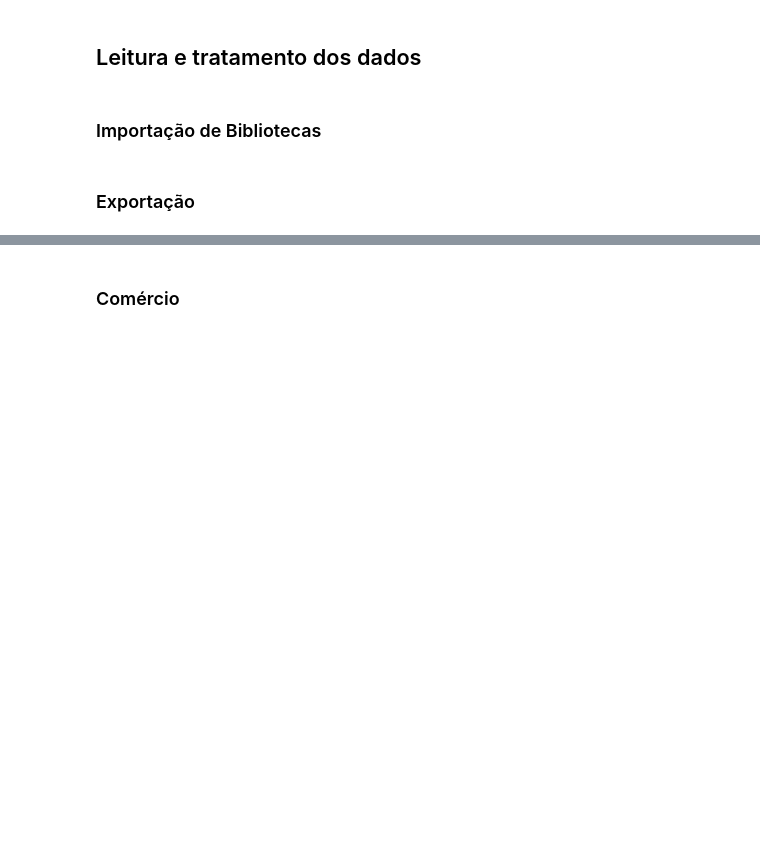
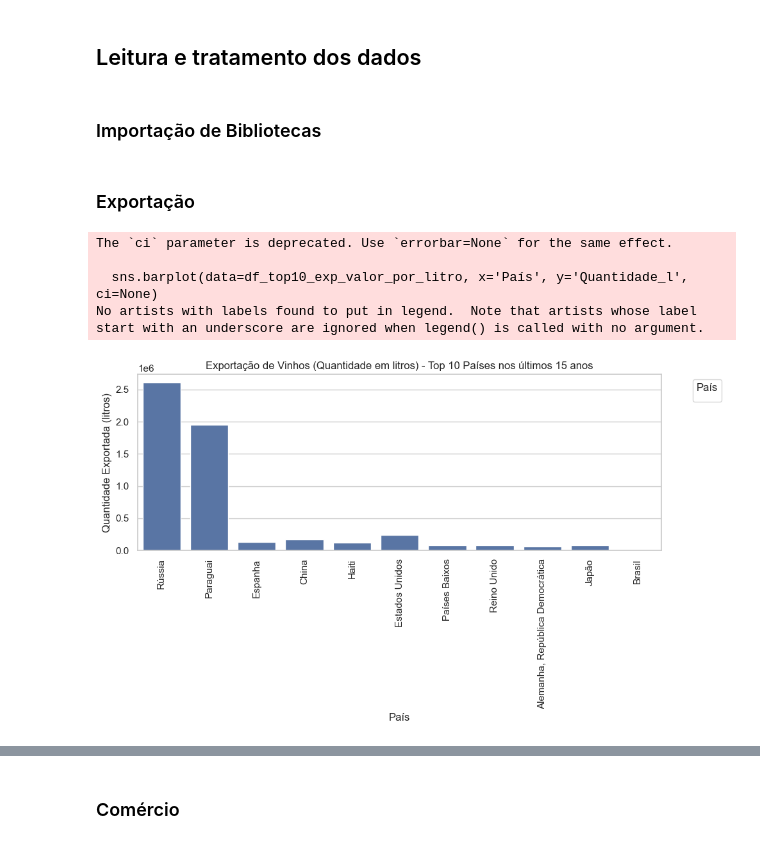
Before and after one commit to nineteens/tech-challenges, a Jupyter notebook: projetos/vinho/analise_exploratoria.ipynb, the cells around one changed output, grey strips where cells are left out. Drawn from its saved outputs; the diff is of its cells as text; code cells hidden in the pictures; blank space fills up the shorter version.

```diff
--- a/projetos/vinho/analise_exploratoria.ipynb
+++ b/projetos/vinho/analise_exploratoria.ipynb
@@ -49,0 +63,22 @@ df_top_10_valor_exp = filter_top_10(df_exp_vinhos_final_ultimos_quinze_anos, 'Va
+# %%
+#Plotando um gráfico de barras com os maiores exportadores de vinho do mundo
+df_top10_exp_valor_por_litro = df_top10_exp_valor_por_litro.sort_values('Quantidade_l', ascending=False)
+
+sns.set_theme(style="whitegrid")
+
+# Criando o gráfico para Quantidade_kg
+plt.figure(figsize=(10, 6))
+sns.barplot(data=df_top10_exp_valor_por_litro, x='País', y='Quantidade_l', ci=None)
+plt.title('Exportação de Vinhos (Quantidade em litros) - Top 10 Países nos últimos 15 anos')
+plt.xlabel('País')
+plt.ylabel('Quantidade Exportada (litros)')
+plt.xticks(rotation=90)
+plt.legend(title='País', bbox_to_anchor=(1.05, 1), loc='upper left')
+plt.tight_layout()
+plt.show()
+# %% [output]
+The `ci` parameter is deprecated. Use `errorbar=None` for the same effect.
+
+  sns.barplot(data=df_top10_exp_valor_por_litro, x='País', y='Quantidade_l', ci=None)
+No artists with labels found to put in legend.  Note that artists whose label start with an underscore are ignored when legend() is called with no argument.
+[figure, added]
```
Also changed, not shown: parts of 27 cells of this notebook.
